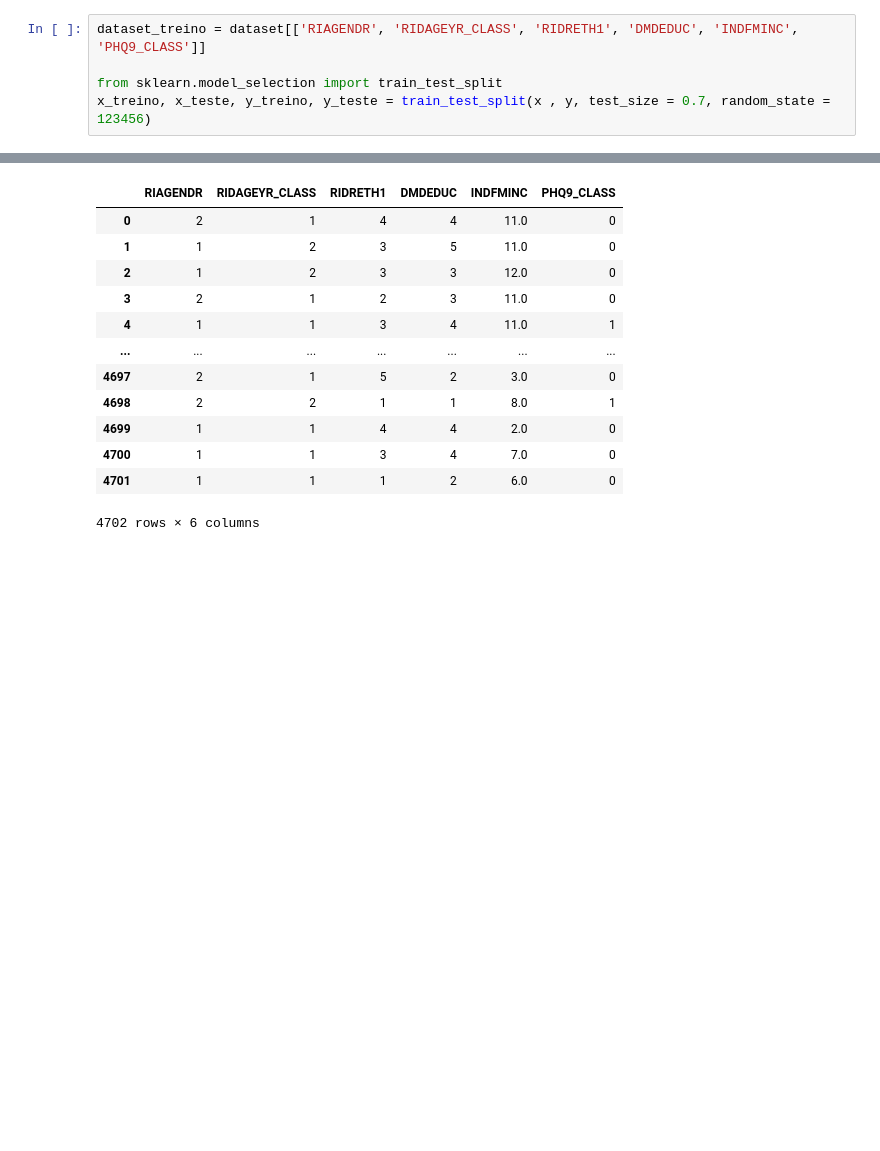
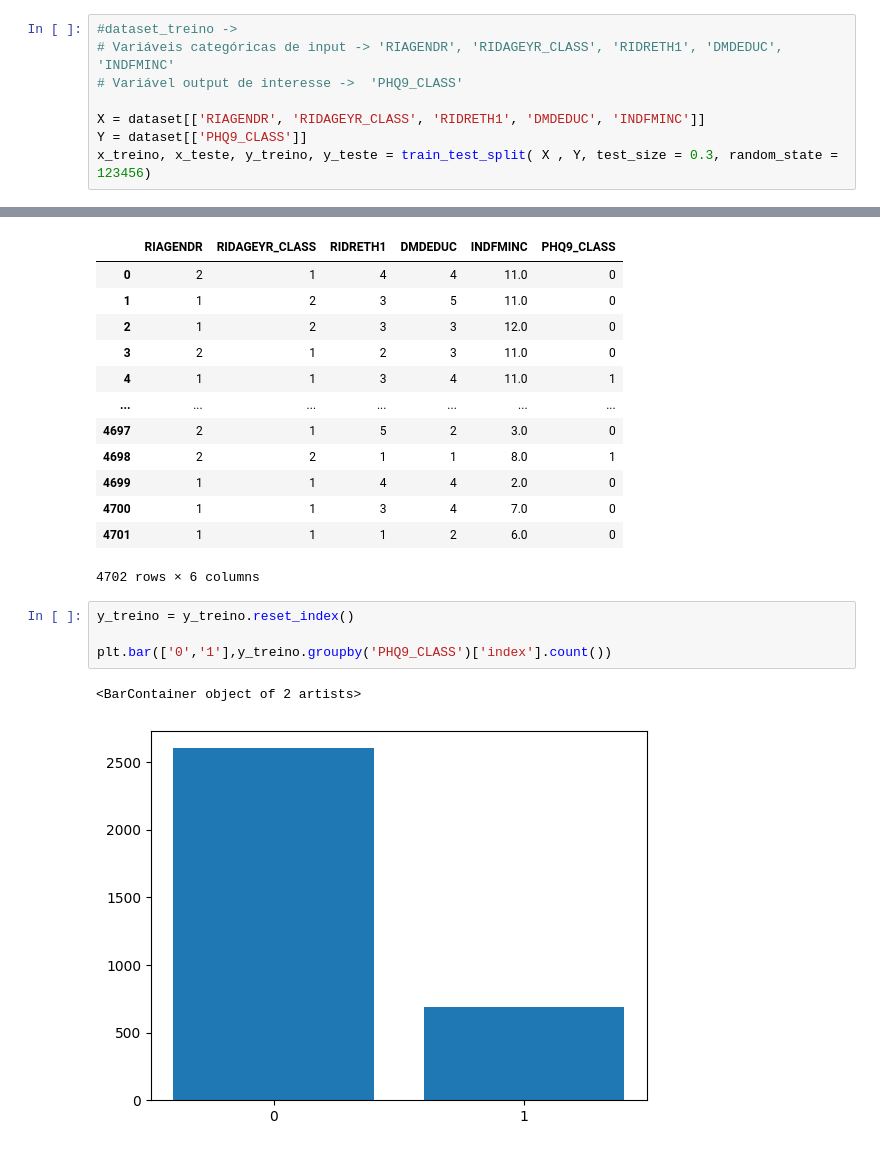
Before and after one commit to LuizAlbino/nhnes-data-project, a Jupyter notebook: logistic-regression.ipynb, the cells around one changed output, grey strips where cells are left out. Saved outputs shown, nothing was run; the diff lists cells and outputs as text; blank space fills up the shorter version.

```diff
--- a/logistic-regression.ipynb
+++ b/logistic-regression.ipynb
@@ -82,7 +82,10 @@ Como podemos lidar com isso?
 
 Nosso primeiro passo será dividir os dados em amostras de <b>Treino</b> e <b>Teste</b>
 # %%
-dataset_treino = dataset[['RIAGENDR', 'RIDAGEYR_CLASS', 'RIDRETH1', 'DMDEDUC', 'INDFMINC', 'PHQ9_CLASS']]
+#dataset_treino ->
+# Variáveis categóricas de input -> 'RIAGENDR', 'RIDAGEYR_CLASS', 'RIDRETH1', 'DMDEDUC', 'INDFMINC'
+# Variável output de interesse ->  'PHQ9_CLASS'
 
-from sklearn.model_selection import train_test_split
-x_treino, x_teste, y_treino, y_teste = train_test_split(x , y, test_size = 0.7, random_state = 123456)
+X = dataset[['RIAGENDR', 'RIDAGEYR_CLASS', 'RIDRETH1', 'DMDEDUC', 'INDFMINC']]
+Y = dataset[['PHQ9_CLASS']]
+x_treino, x_teste, y_treino, y_teste = train_test_split( X , Y, test_size = 0.3, random_state = 123456)
@@ -104,3 +105,10 @@ dataset_treino
 | 4700 | 1 | 1 | 3 | 4 | 7.0 | 0 |
 | 4701 | 1 | 1 | 1 | 2 | 6.0 | 0 |
 4702 rows × 6 columns
+# %%
+y_treino = y_treino.reset_index()
+
+plt.bar(['0','1'],y_treino.groupby('PHQ9_CLASS')['index'].count())
+# %% [output]
+<BarContainer object of 2 artists>
+[figure, added]
```
Also changed, not shown: parts of 7 cells of this notebook.
